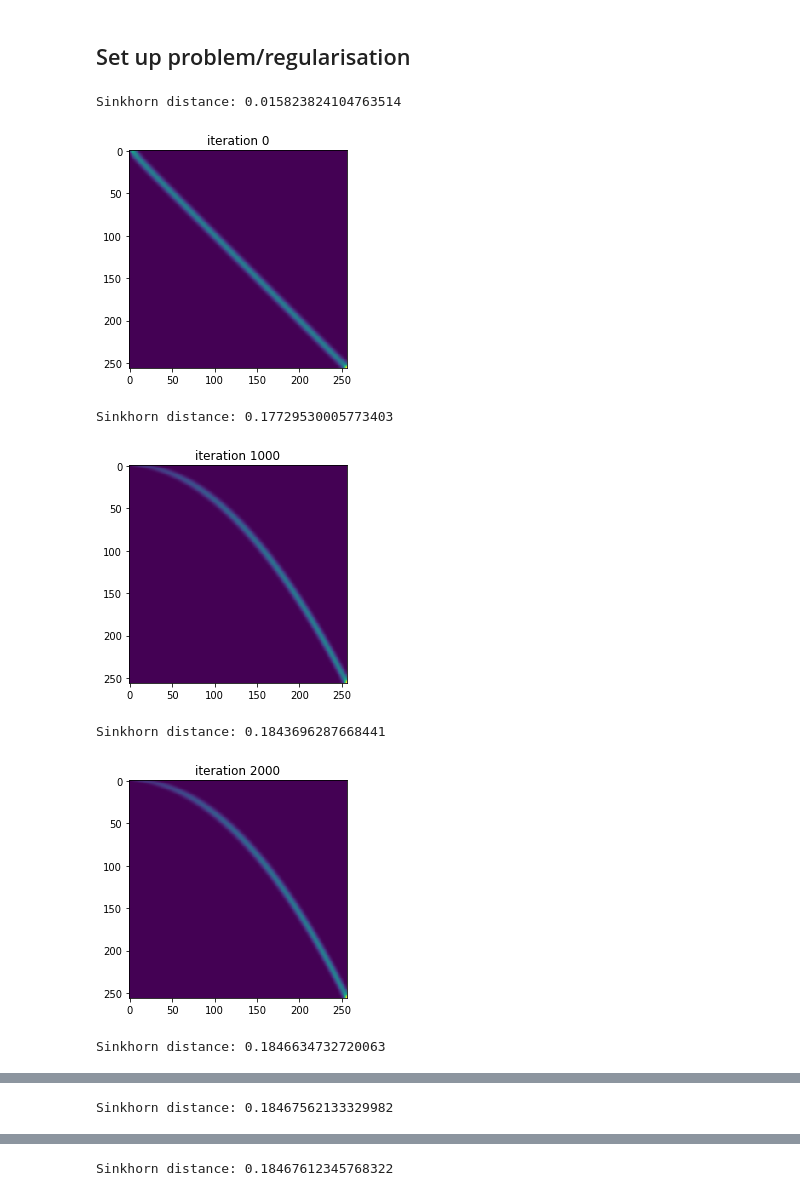
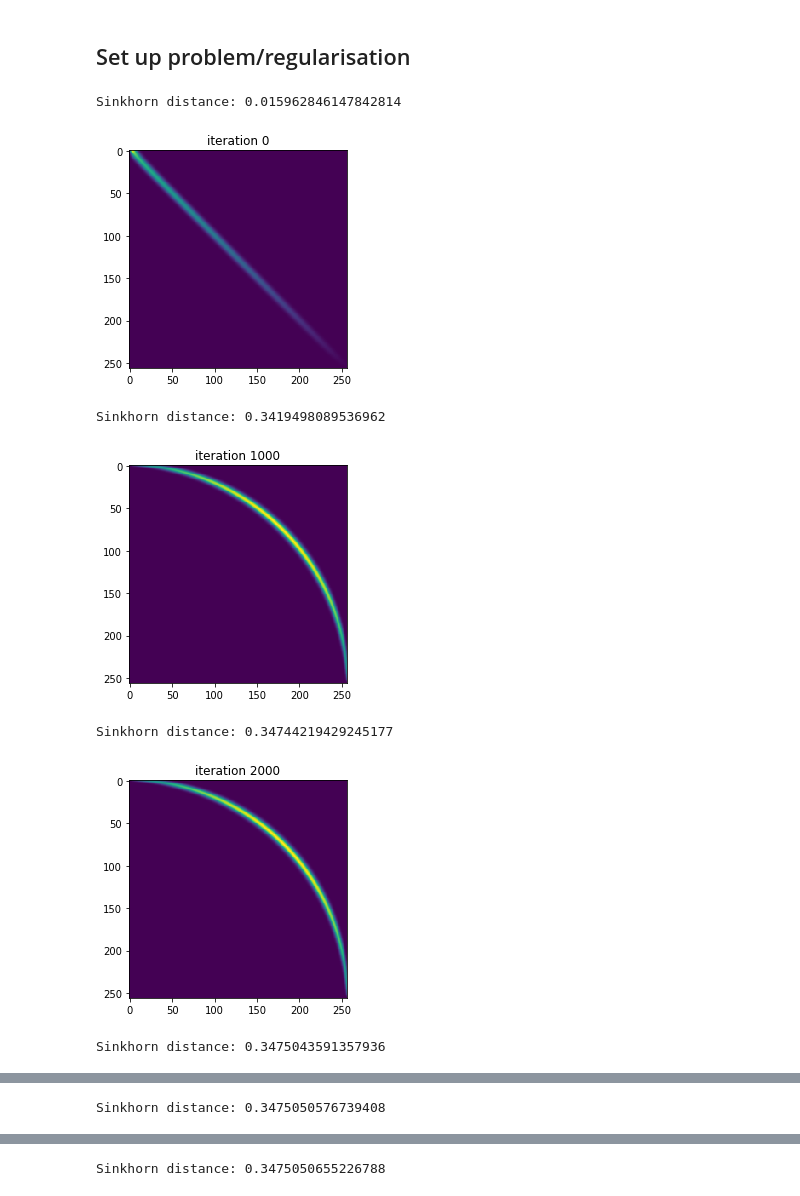
Before and after one commit to mike-snow/sinkhorn-optimal-transport, a Jupyter notebook: sinkhorn.ipynb, the cells around one changed output, grey strips where cells are left out. Saved outputs shown, nothing was run; the diff lists cells and outputs as text; code cells hidden in the pictures.

```diff
--- a/sinkhorn.ipynb
+++ b/sinkhorn.ipynb
@@ -93,40 +93,40 @@ c = np.linspace(0,1,n) # domain for cost
 
 source = 2*x
 source = (source / np.sum(source)).reshape((source.shape[0],1))
-target = np.ones(n)
+target = 2 - 2*x
 target = (target / np.sum(target)).reshape((target.shape[0],1))
 
 i, j = np.meshgrid(c, c)
 cost = pairwise_distances(x.reshape(-1,1),
                          x.reshape(-1,1),
                          metric='sqeuclidean')
 M = np.exp(-cost/gamma)
 
 mu = np.ones((n,1))
 nu = np.ones((n,1))
 
 for k in range(maxiters):
     mu = np.divide(source, np.dot(M, nu))
     nu = np.divide(target, np.dot(M.T, mu))
     pi = np.dot(
         np.dot(
             np.diag(nu.reshape(-1)),
             M),
         np.diag(mu.reshape(-1))
     )
 
     sinkhorn_distance = np.sqrt(sum(sum(np.multiply(pi, cost))))
 
     if k % 1000 == 0:
         print('Sinkhorn distance: ' + str(sinkhorn_distance))
         plt.imshow(np.divide(pi, pi.max()))
         plt.title('iteration ' + str(k))
         plt.show()
 # %% [output]
-Sinkhorn distance: 0.015823824104763514
+Sinkhorn distance: 0.015962846147842814
-[figure, old version]
+[figure, new version]
-Sinkhorn distance: 0.17729530005773403
+Sinkhorn distance: 0.3419498089536962
-[figure, old version]
+[figure, new version]
-Sinkhorn distance: 0.1843696287668441
+Sinkhorn distance: 0.34744219429245177
-[figure, old version]
+[figure, new version]
-Sinkhorn distance: 0.1846634732720063
+Sinkhorn distance: 0.3475043591357936
@@ -134 +134 @@ Sinkhorn distance: 0.1846634732720063
-Sinkhorn distance: 0.18467562133329982
+Sinkhorn distance: 0.3475050576739408
@@ -136 +136 @@ Sinkhorn distance: 0.18467562133329982
-Sinkhorn distance: 0.18467612345768322
+Sinkhorn distance: 0.3475050655226788
```
Also changed, not shown: parts of 3 cells of this notebook.
